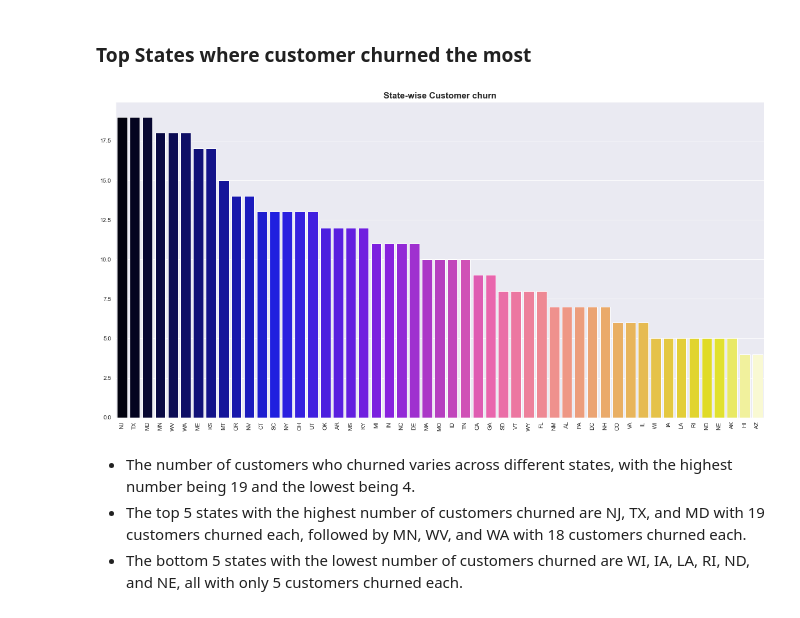
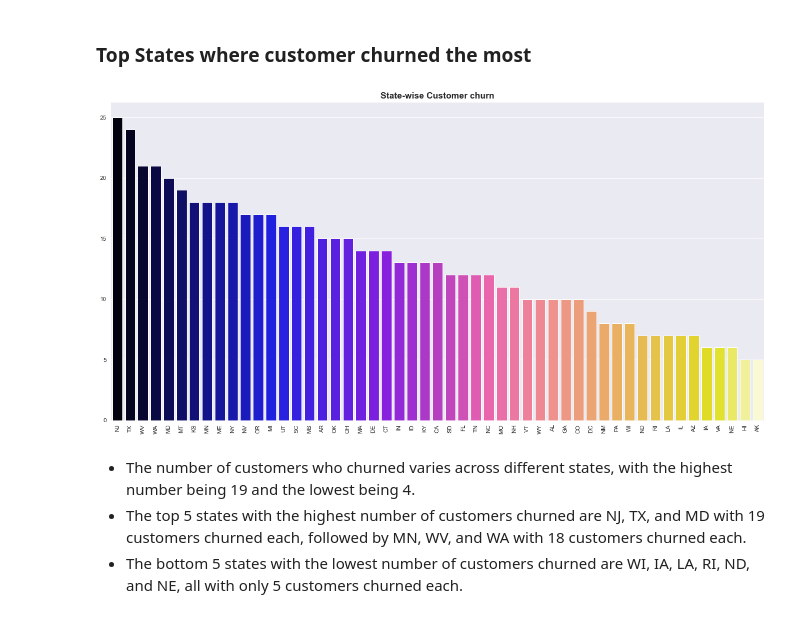
Before and after one commit to mdushetwar/Customer_Churn, a Jupyter notebook: PRCL-0017-Customer_Churn.ipynb, the cells around one changed output. Saved outputs shown, nothing was run; the diff lists cells and outputs as text; code cells hidden in the pictures.

```diff
--- a/PRCL-0017-Customer_Churn.ipynb
+++ b/PRCL-0017-Customer_Churn.ipynb
@@ -123,8 +60,6 @@ df.head(1)
 df.shape
 # %% [output]
 (4617, 21)
-# %%
-df=df.merge(usa_states, on='state', how='left')
 # %%
 df.info()
 # %% [output]
@@ -367,14 +281,14 @@ plt.title('Churn rate vs international plan', fontsize=15, fontweight='bold');
 # %% [markdown]
 ### Top States where customer churned the most
 # %%
-churned= train[train['churn']==1].groupby('state')['area_code'].count().sort_values(ascending=False)
+churned= df[df['churn']==1].groupby('state')['area_code'].count().sort_values(ascending=False)
 
 plt.figure(figsize=(20,10))
 sns.barplot(list(churned.keys()), list(churned.values), palette='gnuplot2')
 plt.xticks(rotation=90)
 plt.title('State-wise Customer churn', fontsize=15, fontweight='bold');
 # %% [output]
-[figure, old version]
+[figure, new version]
 # %% [markdown]
 - The number of customers who churned varies across different states, with the highest number being 19 and the lowest being 4.
 - The top 5 states with the highest number of customers churned are NJ, TX, and MD with 19 customers churned each, followed by MN, WV, and WA with 18 customers churned each.
```
Also changed, not shown: parts of 85 cells of this notebook.
